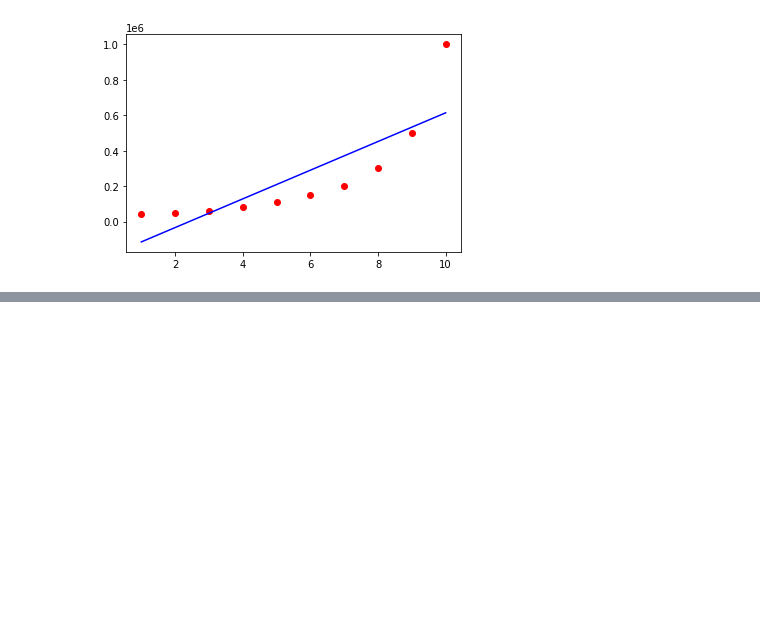
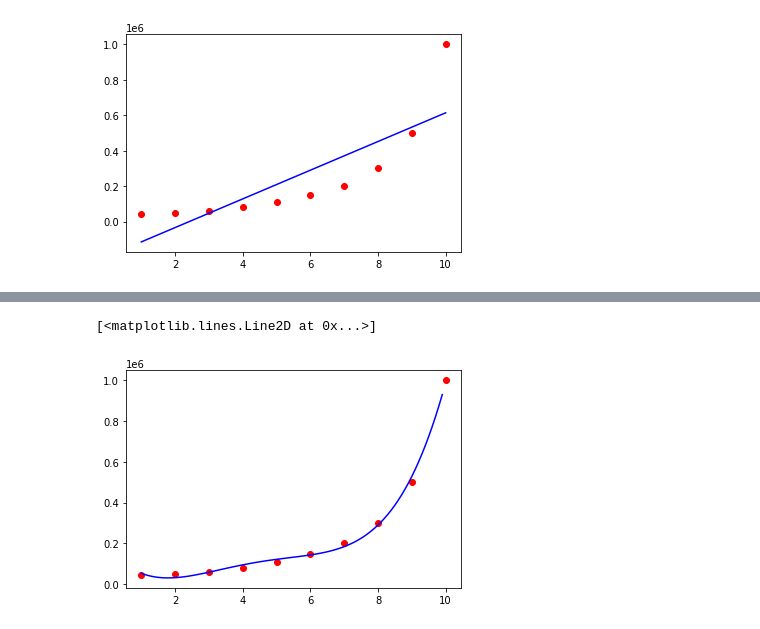
Before and after one commit to Hazem09/ML-templates, a Jupyter notebook: Part 2 - Regression/Section 6 - Polynomial Regression/Python/1.ipynb, the cells around one changed output, grey strips where cells are left out. Cells and saved outputs as stored; diff of their text form; code cells hidden in the pictures; blank space fills up the shorter version.

```diff
--- a/Part 2 - Regression/Section 6 - Polynomial Regression/Python/1.ipynb
+++ b/Part 2 - Regression/Section 6 - Polynomial Regression/Python/1.ipynb
@@ -29,0 +36,8 @@ plt.plot(X,lin_reg.predict(X),color='blue')
+# %%
+X_grid = np.arange(min(X),max(X),0.1) # changing the grid step from 1 to 0.1 for more accuracy
+X_grid = X_grid.reshape((len(X_grid),1)) # np.arange returns a vector we reshape it to a matrix
+plt.scatter(X,y,color='red')
+plt.plot(X_grid,lin_reg_2.predict(poly_reg.fit_transform(X_grid)),color='blue')
+# %% [output]
+[<matplotlib.lines.Line2D at 0x...>]
+[figure, added]
```
Also changed, not shown: parts of 2 cells of this notebook.
